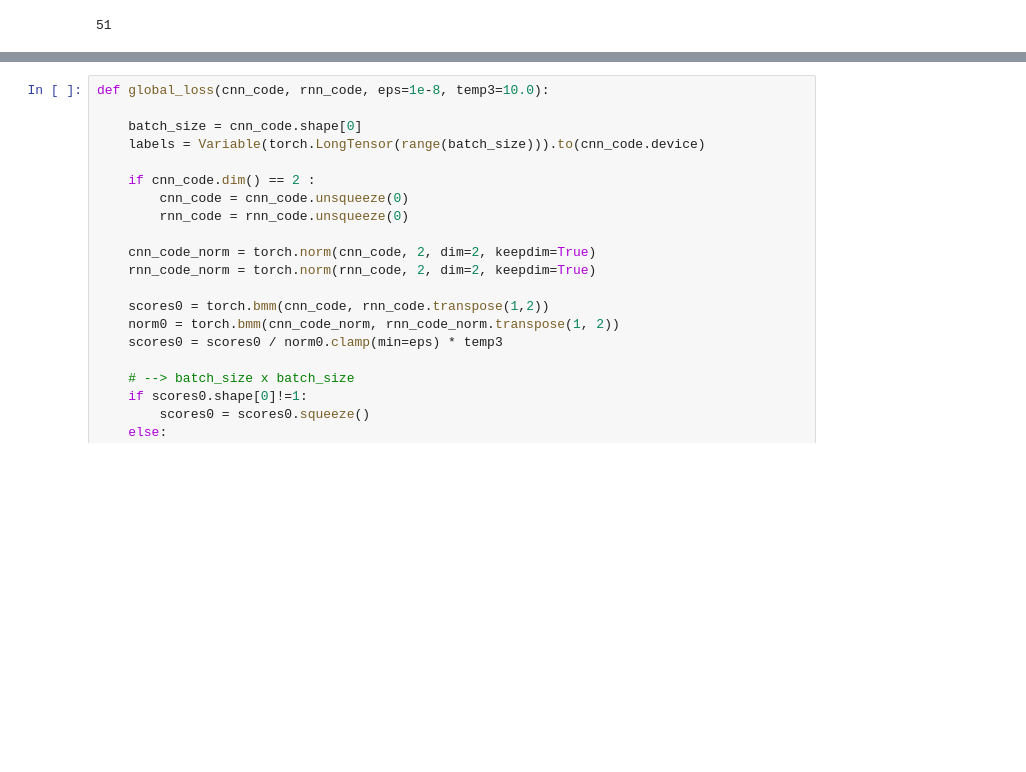
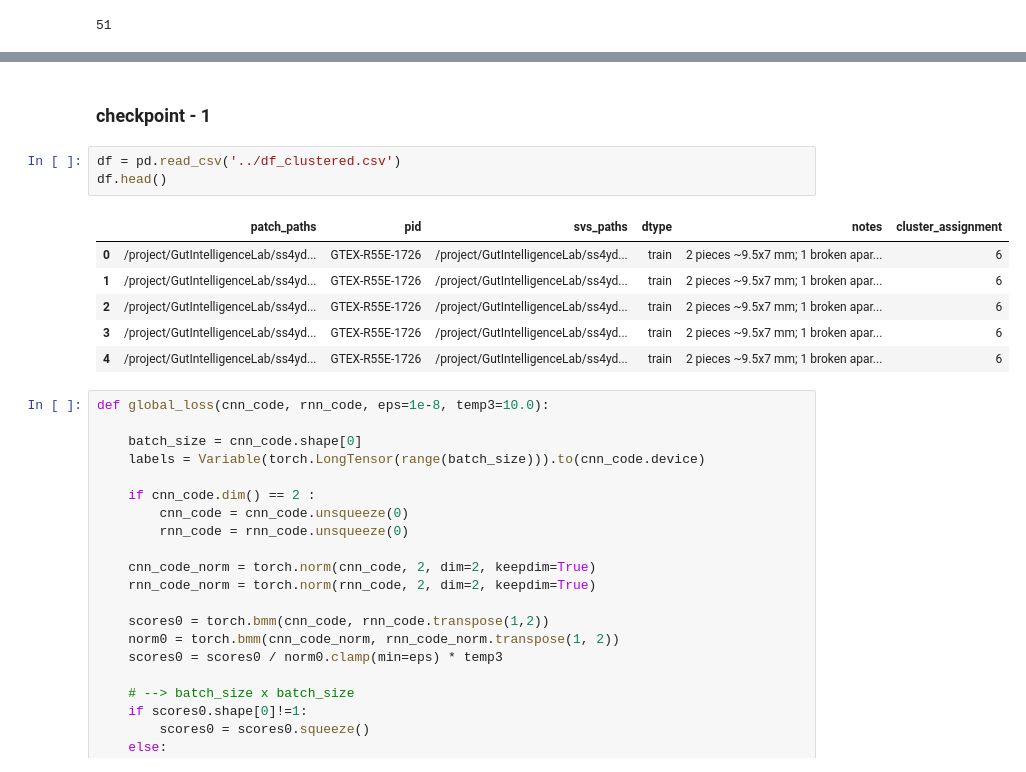
Before and after one commit to ssen7/medcap, a Jupyter notebook: notebooks/final_training_notebook.ipynb, the cells around one changed output, grey strips where cells are left out. Saved outputs shown, nothing was run; the diff lists cells and outputs as text; blank space fills up the shorter version.

Commit message:
tested final training notebook

```diff
--- a/notebooks/final_training_notebook.ipynb
+++ b/notebooks/final_training_notebook.ipynb
@@ -127,3 +282,15 @@ To disable this warning, please explicitly set TOKENIZERS_PARALLELISM=(true | fa
+# %% [markdown]
+### checkpoint - 1
+# %%
+df = pd.read_csv('../df_clustered.csv')
+df.head()
+# %% [output]
+|  | patch_paths | pid | svs_paths | dtype | notes | cluster_assignment |
+| 0 | /project/GutIntelligenceLab/ss4yd... | GTEX-R55E-1726 | /project/GutIntelligenceLab/ss4yd... | train | 2 pieces ~9.5x7 mm; 1 broken apar... | 6 |
+| 1 | /project/GutIntelligenceLab/ss4yd... | GTEX-R55E-1726 | /project/GutIntelligenceLab/ss4yd... | train | 2 pieces ~9.5x7 mm; 1 broken apar... | 6 |
+| 2 | /project/GutIntelligenceLab/ss4yd... | GTEX-R55E-1726 | /project/GutIntelligenceLab/ss4yd... | train | 2 pieces ~9.5x7 mm; 1 broken apar... | 6 |
+| 3 | /project/GutIntelligenceLab/ss4yd... | GTEX-R55E-1726 | /project/GutIntelligenceLab/ss4yd... | train | 2 pieces ~9.5x7 mm; 1 broken apar... | 6 |
+| 4 | /project/GutIntelligenceLab/ss4yd... | GTEX-R55E-1726 | /project/GutIntelligenceLab/ss4yd... | train | 2 pieces ~9.5x7 mm; 1 broken apar... | 6 |
 # %%
 def global_loss(cnn_code, rnn_code, eps=1e-8, temp3=10.0):
 
```
Also changed, not shown: parts of 27 cells of this notebook, 2 other files.
